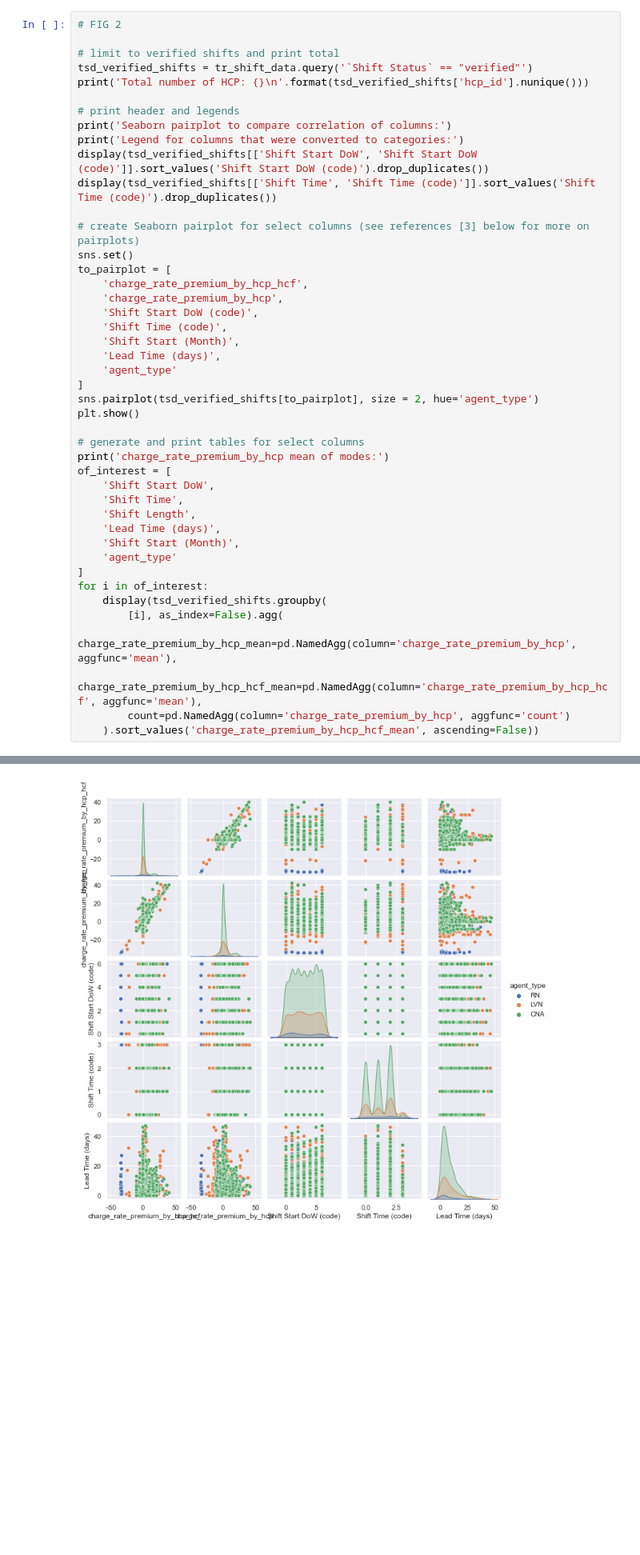
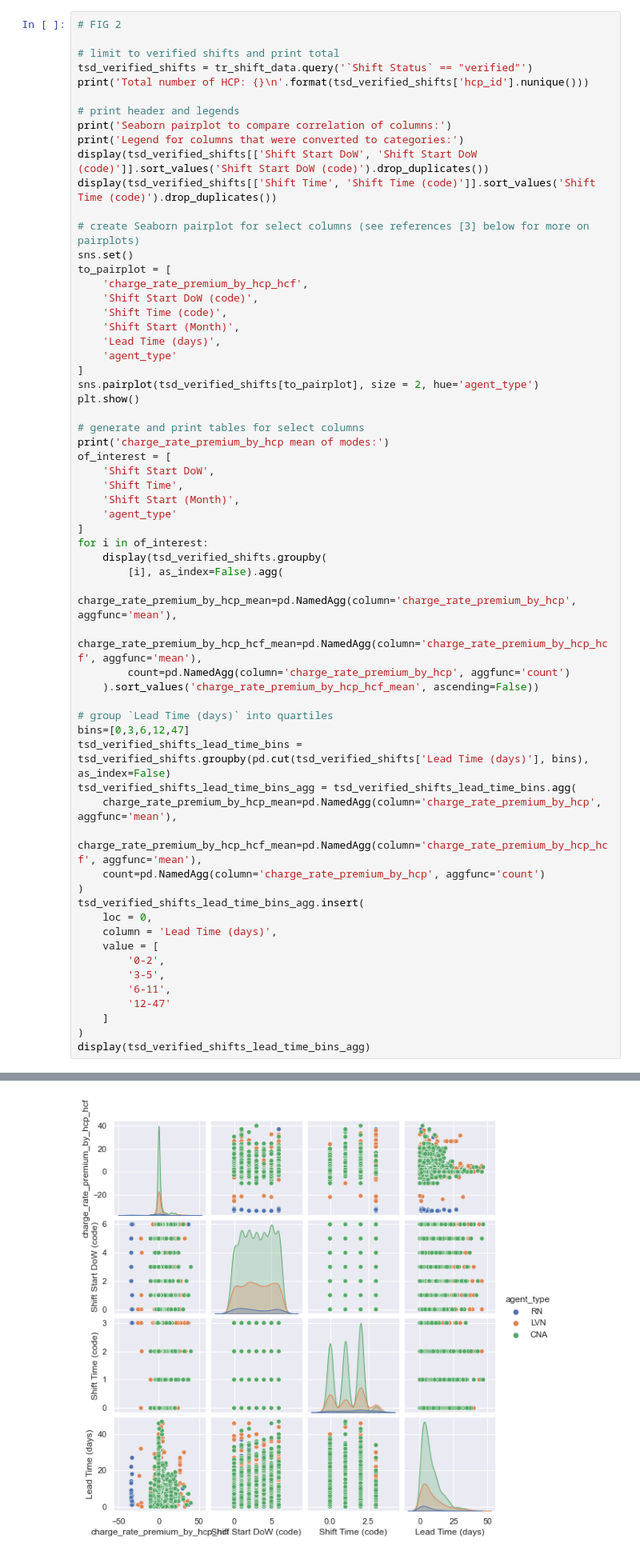
Before and after one commit to bootstrapt/clipboard-health-wbd-notebook, a Jupyter notebook: pricing_wbd.ipynb, the cells around one changed output, grey strips where cells are left out. Shown at 80% size. Drawn from its saved outputs; the diff is of its cells as text; blank space fills up the shorter version.

```diff
--- a/pricing_wbd.ipynb
+++ b/pricing_wbd.ipynb
@@ -413,7 +423,6 @@ display(tsd_verified_shifts[['Shift Time', 'Shift Time (code)']].sort_values('Sh
 sns.set()
 to_pairplot = [
     'charge_rate_premium_by_hcp_hcf',
-    'charge_rate_premium_by_hcp',
     'Shift Start DoW (code)',
     'Shift Time (code)',
     'Shift Start (Month)',
@@ -428,37 +437,55 @@ print('charge_rate_premium_by_hcp mean of modes:')
 of_interest = [
     'Shift Start DoW',
     'Shift Time',
-    'Shift Length',
-    'Lead Time (days)',
     'Shift Start (Month)',
     'agent_type'
 ]
 for i in of_interest:
     display(tsd_verified_shifts.groupby(
         [i], as_index=False).agg(
         charge_rate_premium_by_hcp_mean=pd.NamedAgg(column='charge_rate_premium_by_hcp', aggfunc='mean'),
         charge_rate_premium_by_hcp_hcf_mean=pd.NamedAgg(column='charge_rate_premium_by_hcp_hcf', aggfunc='mean'),
         count=pd.NamedAgg(column='charge_rate_premium_by_hcp', aggfunc='count')
     ).sort_values('charge_rate_premium_by_hcp_hcf_mean', ascending=False))
+
+# group `Lead Time (days)` into quartiles
+bins=[0,3,6,12,47]
+tsd_verified_shifts_lead_time_bins = tsd_verified_shifts.groupby(pd.cut(tsd_verified_shifts['Lead Time (days)'], bins), as_index=False)
+tsd_verified_shifts_lead_time_bins_agg = tsd_verified_shifts_lead_time_bins.agg(
+    charge_rate_premium_by_hcp_mean=pd.NamedAgg(column='charge_rate_premium_by_hcp', aggfunc='mean'),
+    charge_rate_premium_by_hcp_hcf_mean=pd.NamedAgg(column='charge_rate_premium_by_hcp_hcf', aggfunc='mean'),
+    count=pd.NamedAgg(column='charge_rate_premium_by_hcp', aggfunc='count')
+)
+tsd_verified_shifts_lead_time_bins_agg.insert(
+    loc = 0,
+    column = 'Lead Time (days)',
+    value = [
+        '0-2',
+        '3-5',
+        '6-11',
+        '12-47'
+    ]
+)
+display(tsd_verified_shifts_lead_time_bins_agg)
 # %% [output]
 Total number of HCP: 117
 
 Seaborn pairplot to compare correlation of columns:
 Legend for columns that were converted to categories:
 |  | Shift Start DoW | Shift Start DoW (code) |
 | 17 | Sunday | 0 |
 | 7250 | Monday | 1 |
 | 6987 | Tuesday | 2 |
 | 743 | Wednesday | 3 |
 | 919 | Thursday | 4 |
 | 7706 | Friday | 5 |
 | 2903 | Saturday | 6 |
 |  | Shift Time | Shift Time (code) |
 | 5828 | am | 0 |
 | 5333 | pm | 1 |
 | 6026 | noc | 2 |
 | 87 | custom | 3 |
-[figure, old version]
+[figure, new version]
 charge_rate_premium_by_hcp mean of modes:
 |  | Shift Start DoW | charge_rate_premium_by_hcp_mean | charge_rate_premium_by_hcp_hcf_mean | count |
 | 2 | Saturday | 4.24 | 3.51 | 430 |
```
Also changed, not shown: parts of 16 cells of this notebook.
